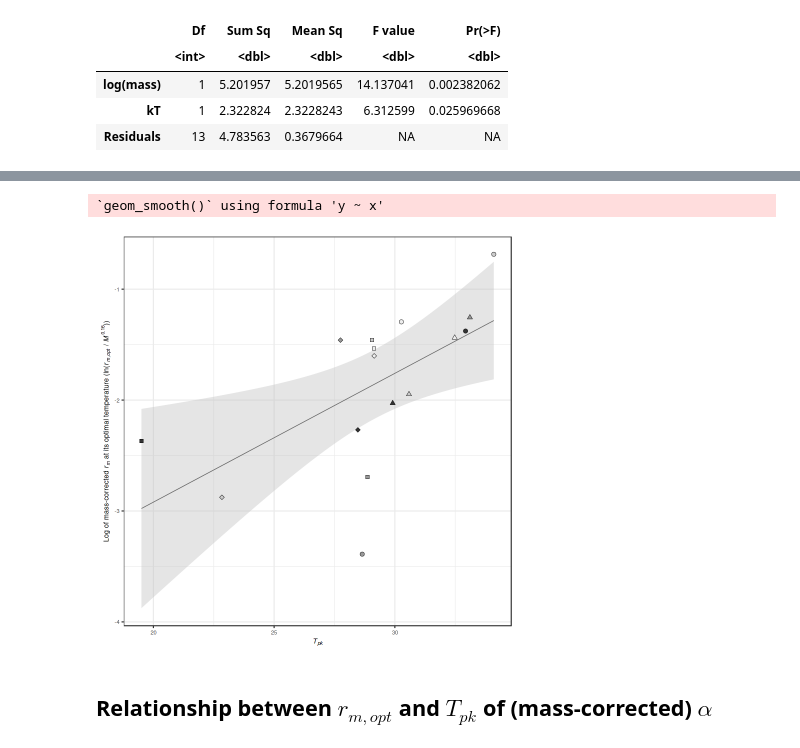
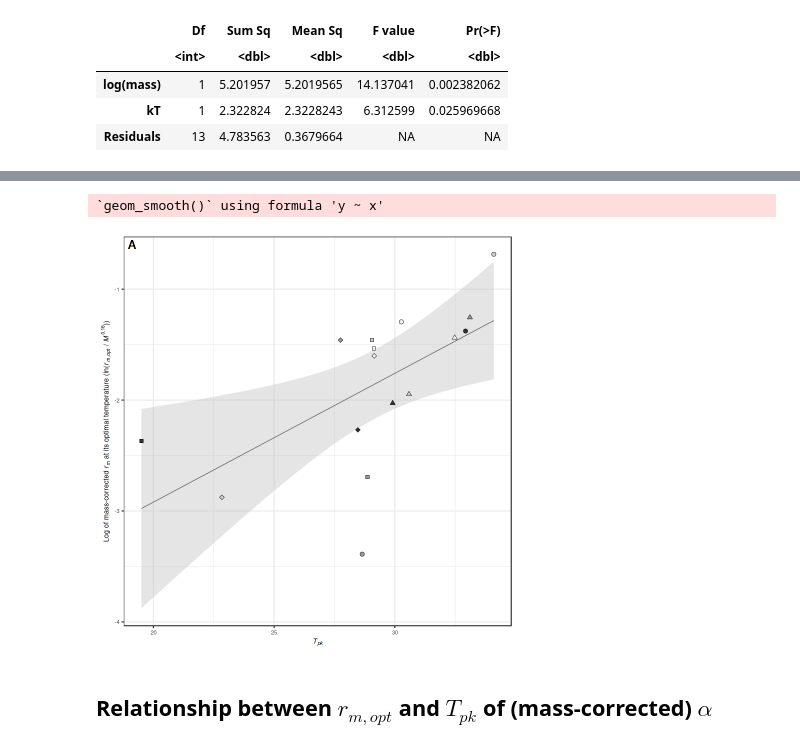
Before and after one commit to EcoEngLab/TraitMismatchPaper-main, a Jupyter notebook: code/04_rmCalcs.ipynb, the cells around one changed output, grey strips where cells are left out. Saved outputs shown, nothing was run; the diff lists cells and outputs as text; code cells hidden in the pictures.

```diff
--- a/code/04_rmCalcs.ipynb
+++ b/code/04_rmCalcs.ipynb
@@ -371,35 +383,37 @@ rm_data %>%
                                "#EEEEEE","#CCCCCC","#999999","#333333",
                                "#EEEEEE","#CCCCCC","#999999","#333333",
                                "#EEEEEE","#CCCCCC","#999999","#333333"),
                     name=expression(bold("")),
                     guide = guide_legend(nrow=8,ncol=2,
                                          direction = "vertical",
                                          title.position = "top",
                                          title.hjust=0.5))+
   scale_colour_manual(values = c("#333333","#333333","#333333","#333333",
                                  "#333333","#333333","#333333","#333333",
                                  "#333333","#333333","#333333","#333333",
                                  "#333333","#333333","#333333","#333333"),
                     name=expression(bold("")),
                     guide = guide_legend(nrow=8,ncol=2,
                                          direction = "vertical",
                                          title.position = "top",
                                          title.hjust=0.5))+
   theme_bw()+
   theme(text = element_text(size=8),
         legend.position = 'none',
         legend.text = element_text(size = 4.5, face = 'italic'),
         legend.background = element_rect(colour = "black", size = 0.125),
         legend.margin=margin(t = 0.05, b = 0.1, r=0.1,l=0.1, unit='cm'),
-        legend.key.size = unit(0.2, 'cm'))
+        legend.key.size = unit(0.2, 'cm'))+
+  geom_text(aes(x = -Inf, y = Inf,hjust = -0.5,vjust=1.4,
+                label = "A"),size = 5, colour = "black")
 
 MassCorr_rm_opt
 
 # save_plot(MassCorr_rm_opt, file="../results/Figs/MassCorrected_rmopt_vs_Tpk.pdf",
 #           base_height=11,base_width = 10, base_asp = 0.75,units="cm")
 # %% [output]
 `geom_smooth()` using formula 'y ~ x'
-[figure, old version]
+[figure, new version]
 # %% [markdown]
 ## Relationship between $r_{m,opt}$ and $T_{pk}$ of (mass-corrected) $\alpha$
 # %%
```
Also changed, not shown: parts of 3 cells of this notebook, 3 other files.
